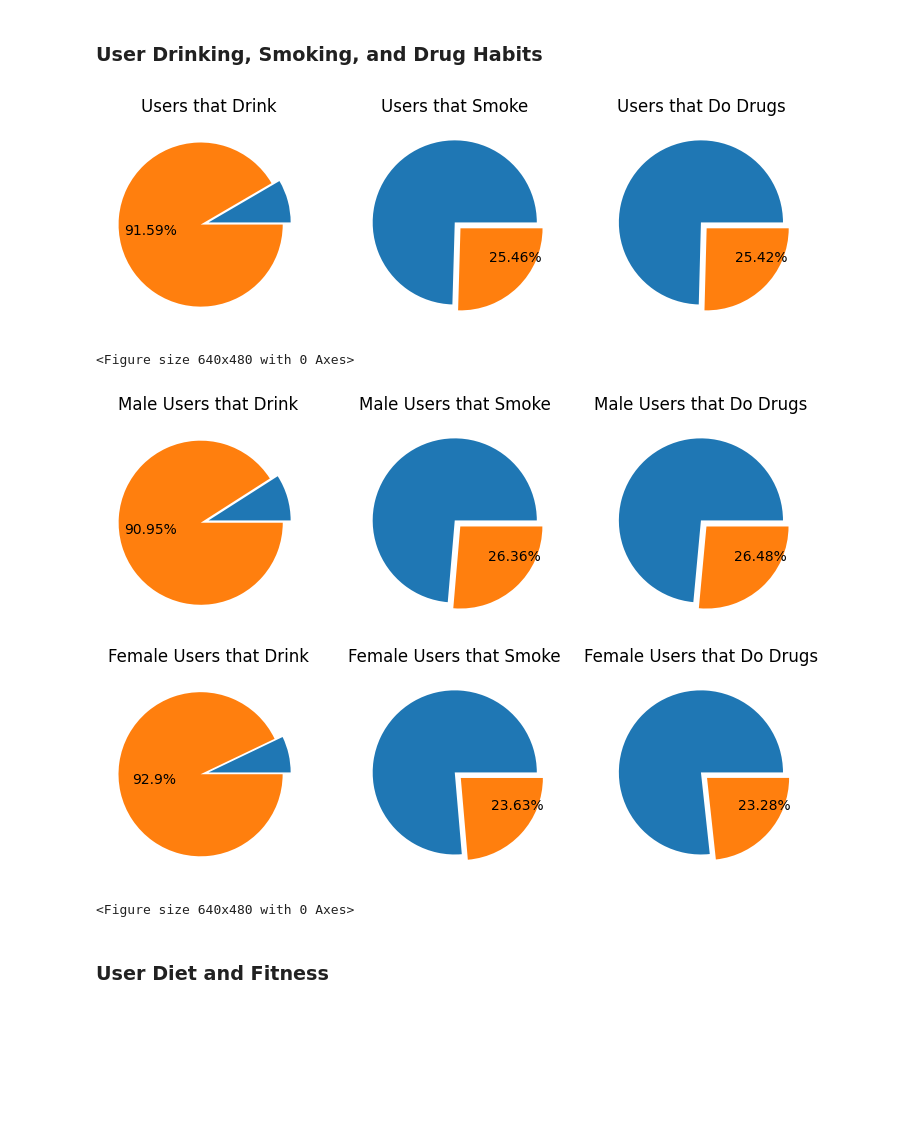
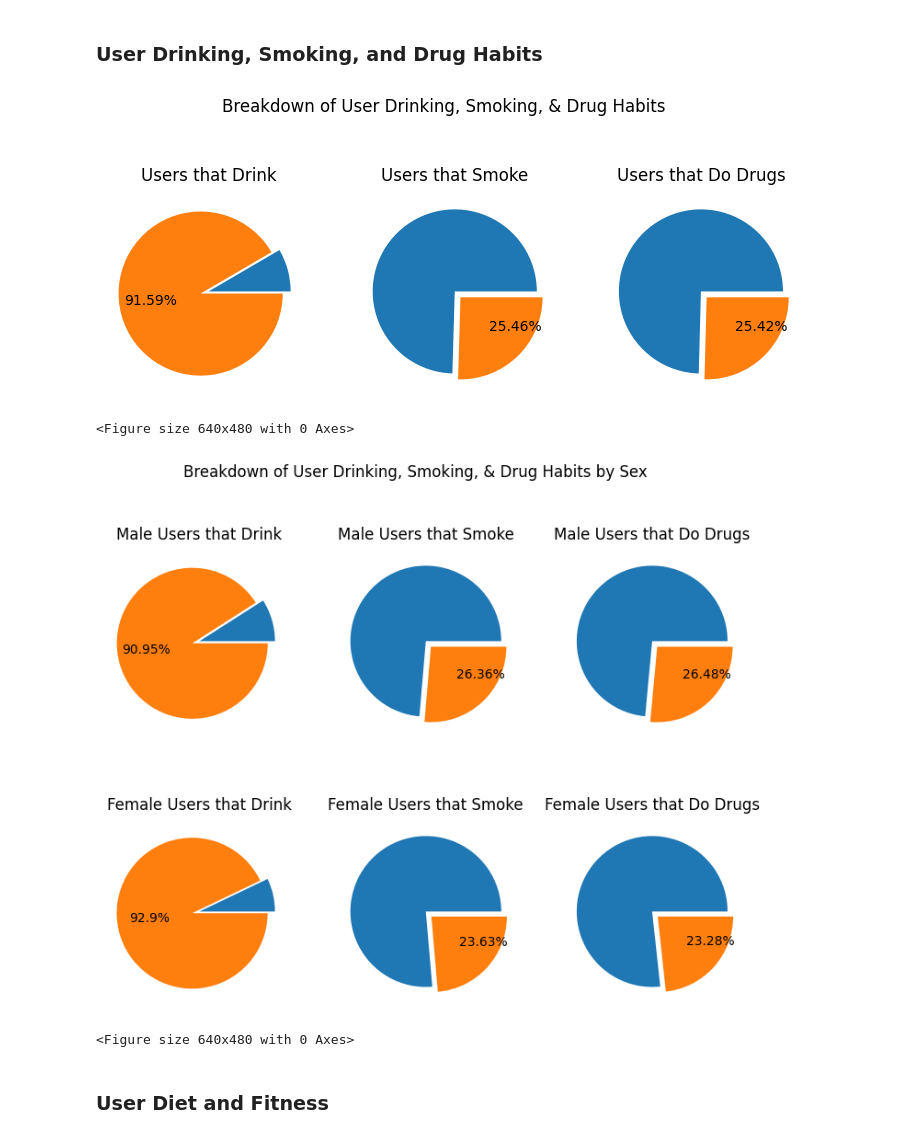
Before and after one commit to rjmxatl/codecademy_datascience_project, a Jupyter notebook: date-a-scientist.ipynb, the cells around one changed output. Cells and saved outputs as stored; diff of their text form; code cells hidden in the pictures; blank space fills up the shorter version.

```diff
--- a/date-a-scientist.ipynb
+++ b/date-a-scientist.ipynb
@@ -1327,31 +1328,32 @@ plt.clf()
 # %%
 # Get percentage of users that drink, smoke and use drugs
 pct_drink = round((profile_data_2.is_drinker.sum()/len(profile_data_2))*100, 2)
 pct_smoke = round((profile_data_2.is_smoker.sum()/len(profile_data_2))*100, 2)
 pct_drugs = round((profile_data_2.uses_drugs.sum()/len(profile_data_2))*100, 2)
 # Show pie charts for user habits
-fig = plt.figure(figsize=(9,3))
+fig = plt.figure(figsize=(9,4))
 ax = plt.subplot(1, 3, 1)
 plt.pie(profile_data_2.is_drinker.value_counts().sort_index(),
         explode=[0, 0.1], labels=['', f"{pct_drink}%"],
         labeldistance=0.3)
 plt.title('Users that Drink')
 
 ax2 = plt.subplot(1, 3, 2)
 plt.pie(profile_data_2.is_smoker.value_counts().sort_index(),
         explode=[0, 0.1], labels=['', f"{pct_smoke}%"],
         labeldistance=0.5)
 plt.title('Users that Smoke')
 
 ax3 = plt.subplot(1, 3, 3)
 plt.pie(profile_data_2.uses_drugs.value_counts().sort_index(),
         explode=[0, 0.1], labels=['', f"{pct_drugs}%"],
         labeldistance=0.5)
 plt.title('Users that Do Drugs')
+plt.suptitle('Breakdown of User Drinking, Smoking, & Drug Habits')
 plt.show()
 plt.clf()
 # %% [output]
-[figure, old version]
+[figure, new version]
 <Figure size 640x480 with 0 Axes>
 # %%
 # Get percentage of users by sex that drink, smoke and use drugs
@@ -1362,7 +1364,7 @@ pct_smoke_f = round((profile_data_f.is_smoker.sum()/len(profile_data_f))*100, 2)
 pct_drugs_m = round((profile_data_m.uses_drugs.sum()/len(profile_data_m))*100, 2)
 pct_drugs_f = round((profile_data_f.uses_drugs.sum()/len(profile_data_f))*100, 2)
 # Show pie charts for user habits by sex
-fig = plt.figure(figsize=(9,6))
+fig = plt.figure(figsize=(9,7))
 ax = plt.subplot(2, 3, 1)
 plt.pie(profile_data_m.is_drinker.value_counts().sort_index(),
         explode=[0, 0.1], labels=['', f"{pct_drink_m}%"],
@@ -1398,10 +1400,11 @@ plt.pie(profile_data_f.uses_drugs.value_counts().sort_index(),
         explode=[0, 0.1], labels=['', f"{pct_drugs_f}%"],
         labeldistance=0.5)
 plt.title('Female Users that Do Drugs')
+plt.suptitle('Breakdown of User Drinking, Smoking, & Drug Habits by Sex')
 plt.show()
 plt.clf()
 # %% [output]
-[figure, old version]
+[figure, new version]
 <Figure size 640x480 with 0 Axes>
 # %% [markdown]
 ### User Diet and Fitness
```
Also changed, not shown: parts of 21 cells of this notebook, 34 other files.
